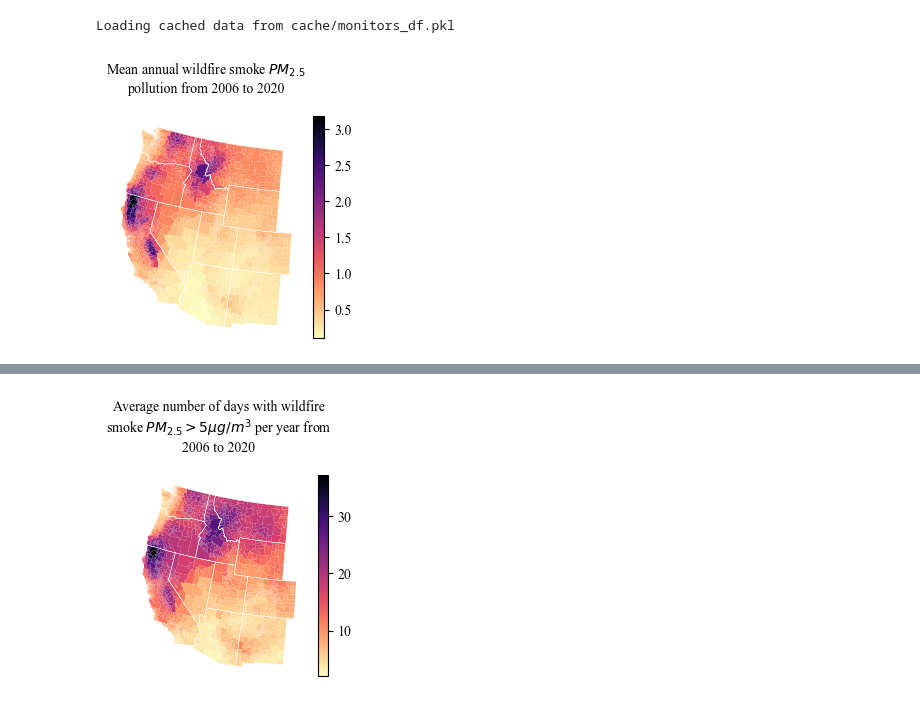
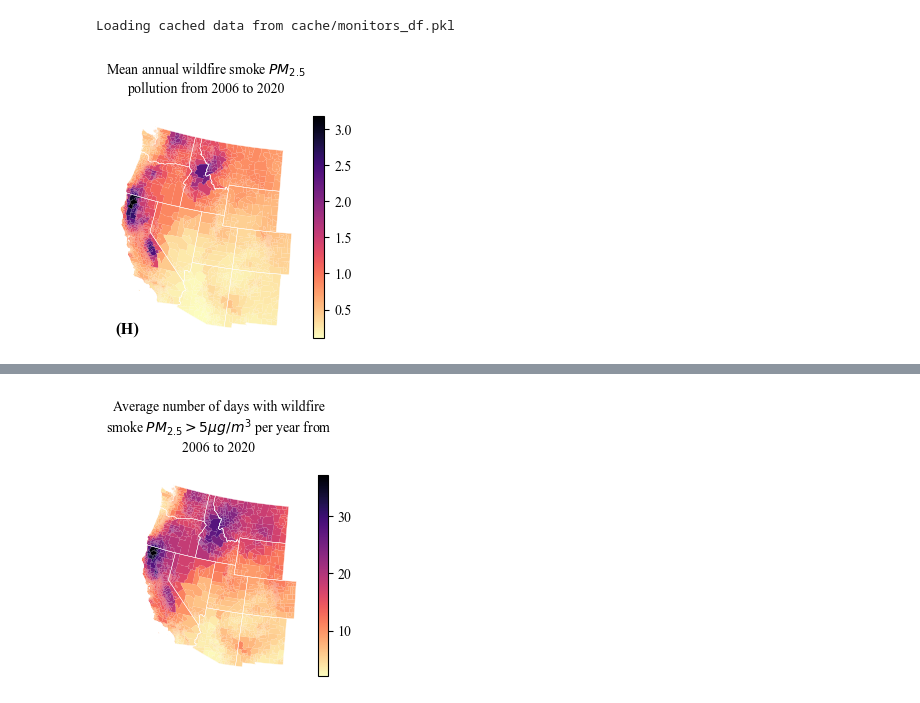
Before and after one commit to atrisovic/wildfire-monitors, a Jupyter notebook: plots.ipynb, the cells around one changed output, grey strips where cells are left out. Cells and saved outputs as stored; diff of their text form; code cells hidden in the pictures.

```diff
--- a/plots.ipynb
+++ b/plots.ipynb
@@ -91,27 +91,29 @@ sdf = sdf.to_crs(gdf.crs)
 # %%
 norm = None
 fig, ax = plt.subplots(1, 1, figsize=(3, 3))
 x = "avg_yrly_smoke_pm"
 gdf.plot(
     column=x,
     # vmax=5000,
     # vmin=500,
     ax=ax,
     legend=True,
     linewidth=0,
     cmap="magma_r",
     missing_kwds={"color": "lightgrey"}, norm = norm
     )
 sdf.boundary.plot(ax=ax, linewidth=0.3, color="white")
 wrapped_title = textwrap.fill(r"Mean annual wildfire smoke $PM_{2.5}$ pollution from 2006 to 2020", 40) # " "
 ax.set_title(wrapped_title, fontsize=10)
 ax.set_axis_off()
 
 plt.tight_layout()
 plt.savefig("figures/centract_hotspots_wc_241028.png", dpi=300, bbox_inches='tight')
+ax.annotate("(H)", xy=(0.02, 0.02), xycoords="axes fraction", fontsize=12, fontweight="bold")
+
 plt.show()
 # %% [output]
-[figure, old version]
+[figure, new version]
 # %%
 fig, ax = plt.subplots(1, 1, figsize=(3, 3))
 
```
Also changed, not shown: parts of 2 cells of this notebook.
